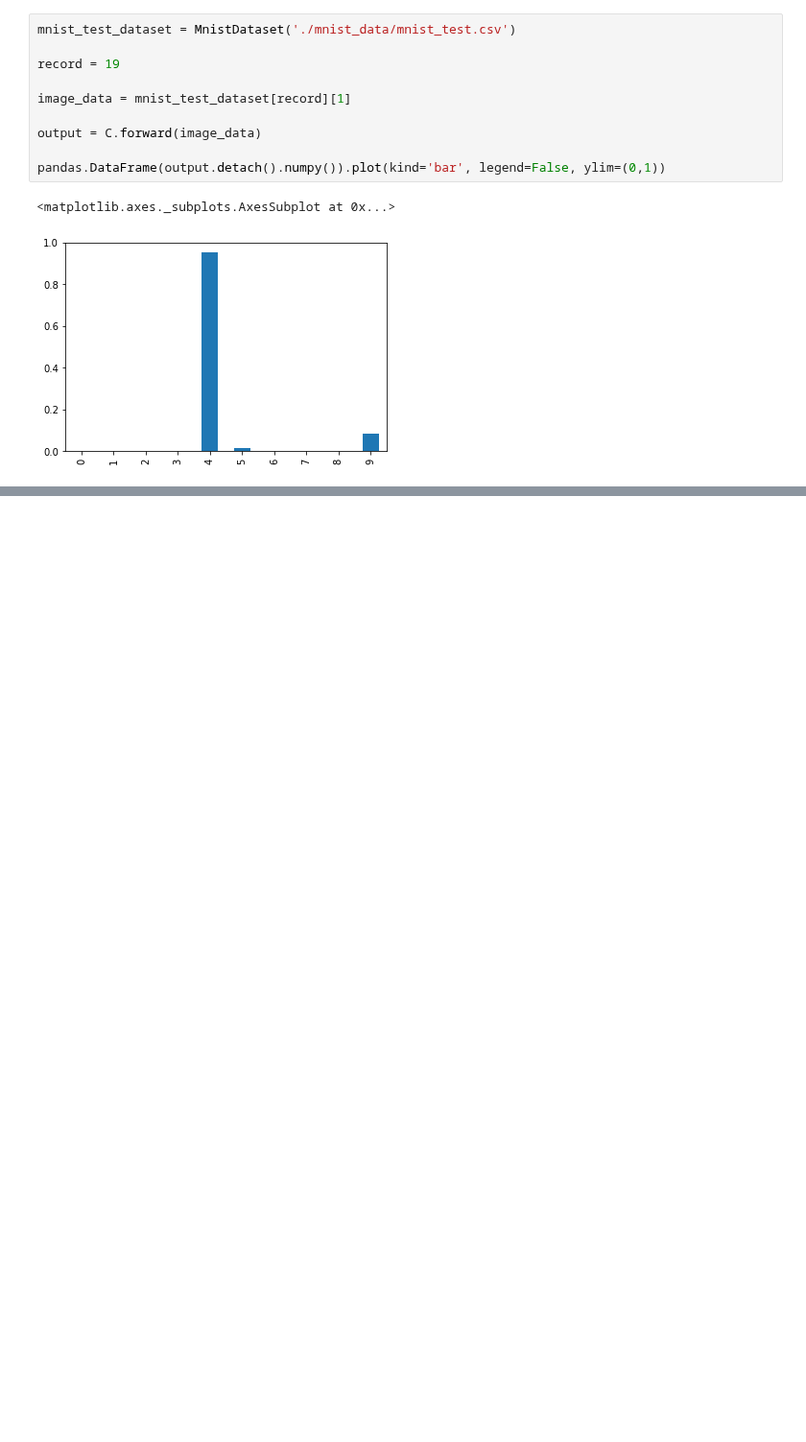
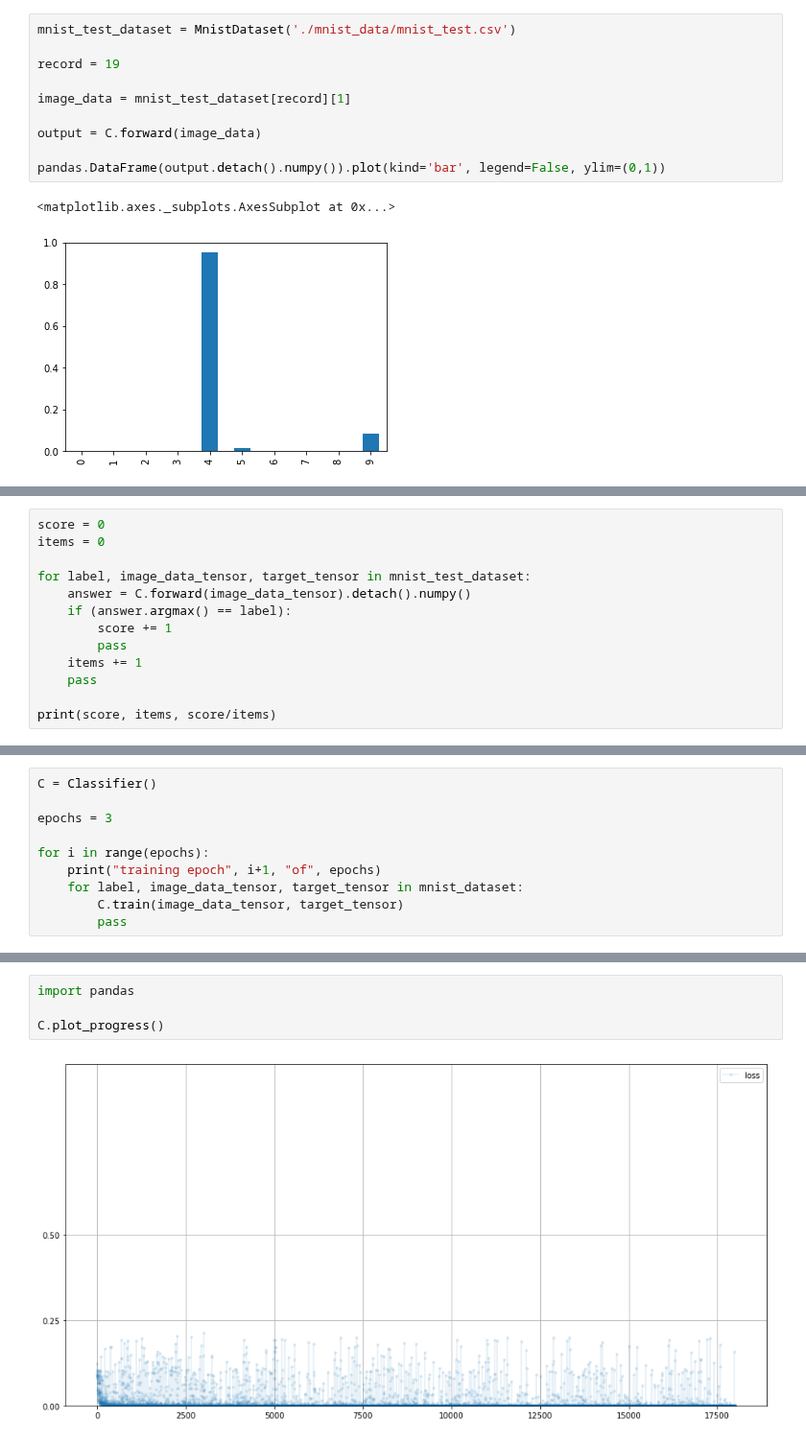
Before and after one commit to mskim94/TIL, a Jupyter notebook: GAN/Part 01.ipynb, the cells around one changed output, grey strips where cells are left out. Shown at 96% size. Saved outputs shown, nothing was run; the diff lists cells and outputs as text; blank space fills up the shorter version.

```diff
--- a/GAN/Part 01.ipynb
+++ b/GAN/Part 01.ipynb
@@ -598,0 +705,13 @@ pandas.DataFrame(output.detach().numpy()).plot(kind='bar', legend=False, ylim=(0
+# %%
+score = 0
+items = 0
+
+for label, image_data_tensor, target_tensor in mnist_test_dataset:
+    answer = C.forward(image_data_tensor).detach().numpy()
+    if (answer.argmax() == label):
+        score += 1
+        pass
+    items += 1
+    pass
+
+print(score, items, score/items)
@@ -598,0 +772,10 @@ pandas.DataFrame(output.detach().numpy()).plot(kind='bar', legend=False, ylim=(0
+# %%
+C = Classifier()
+
+epochs = 3
+
+for i in range(epochs):
+    print("training epoch", i+1, "of", epochs)
+    for label, image_data_tensor, target_tensor in mnist_dataset:
+        C.train(image_data_tensor, target_tensor)
+        pass
@@ -598,0 +800,6 @@ pandas.DataFrame(output.detach().numpy()).plot(kind='bar', legend=False, ylim=(0
+# %%
+import pandas
+
+C.plot_progress()
+# %% [output]
+[figure, added]
```
Also changed, not shown: parts of 38 cells of this notebook.
